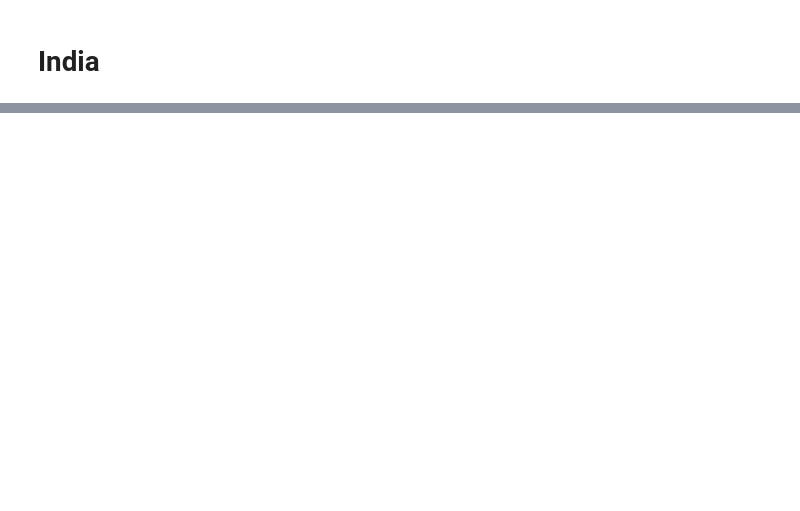
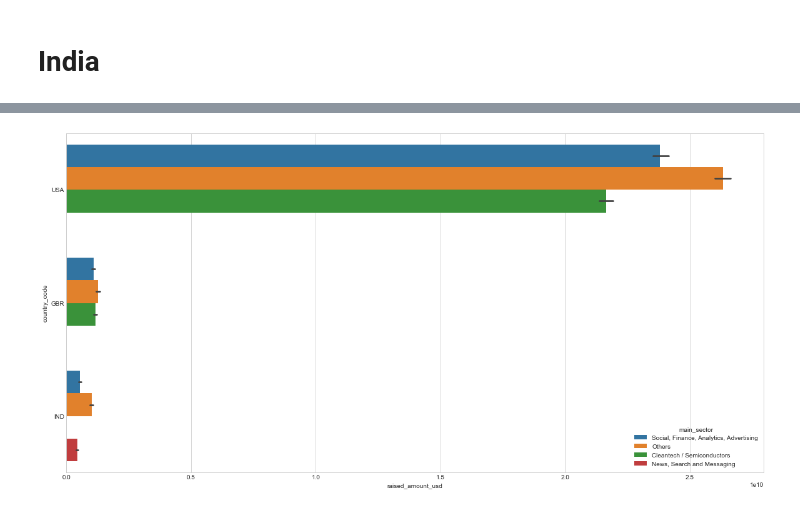
Before and after one commit to santhoshpkumar/Spark-Funds-Investment-CaseStudy, a Jupyter notebook: Investment_Analysis_Assignment.ipynb, the cells around one changed output, grey strips where cells are left out. Saved outputs shown, nothing was run; the diff lists cells and outputs as text; code cells hidden in the pictures; blank space fills up the shorter version.

```diff
--- a/Investment_Analysis_Assignment.ipynb
+++ b/Investment_Analysis_Assignment.ipynb
@@ -1249,0 +1253,3 @@ plt.show()
+# %%
+d1 = d1[d1['main_sector'].isin(["Others","Social, Finance, Analytics, Advertising", "Cleantech / Semiconductors"])]
+d1
@@ -1249,0 +1275,3 @@ plt.show()
+# %%
+d2 = d2[d2['main_sector'].isin(["Others","Social, Finance, Analytics, Advertising","Cleantech / Semiconductors"])]
+d2
@@ -1249,0 +1297,3 @@ plt.show()
+# %%
+d3 = d3[d3['main_sector'].isin(["Others","Social, Finance, Analytics, Advertising","News, Search and Messaging"])]
+d3
@@ -1249,0 +1319,8 @@ plt.show()
+# %%
+frames = [d1, d2, d3]
+result = pd.concat(frames)
+plt.figure(figsize=(20, 10))
+sns.barplot(y='country_code', x='raised_amount_usd', hue="main_sector", data=result, estimator=np.sum)
+plt.show()
+# %% [output]
+[figure, added]
```
Also changed, not shown: parts of 22 cells of this notebook, 2 other files.
